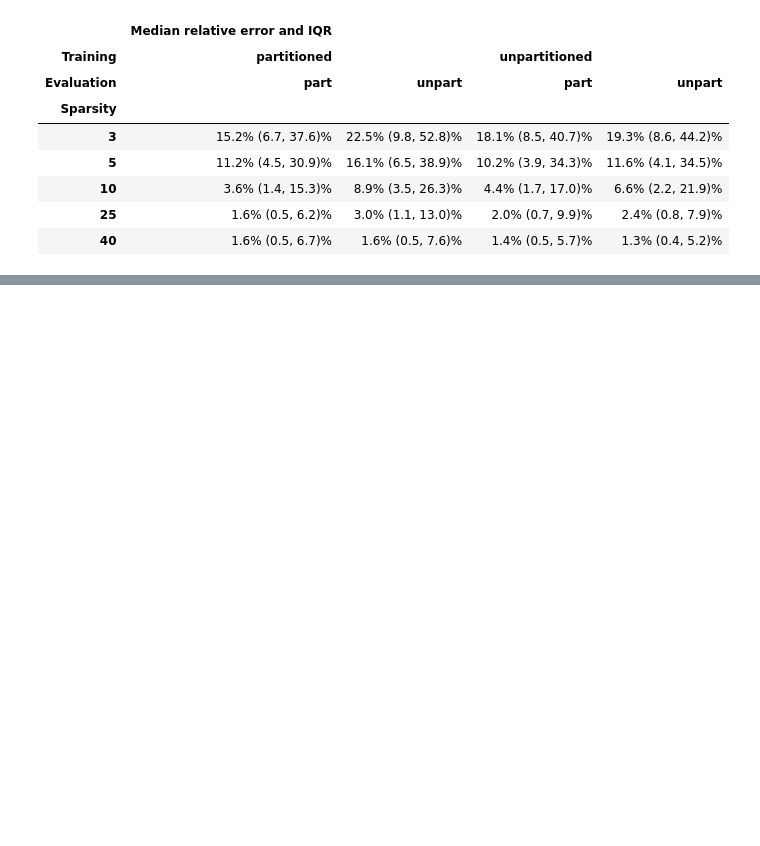
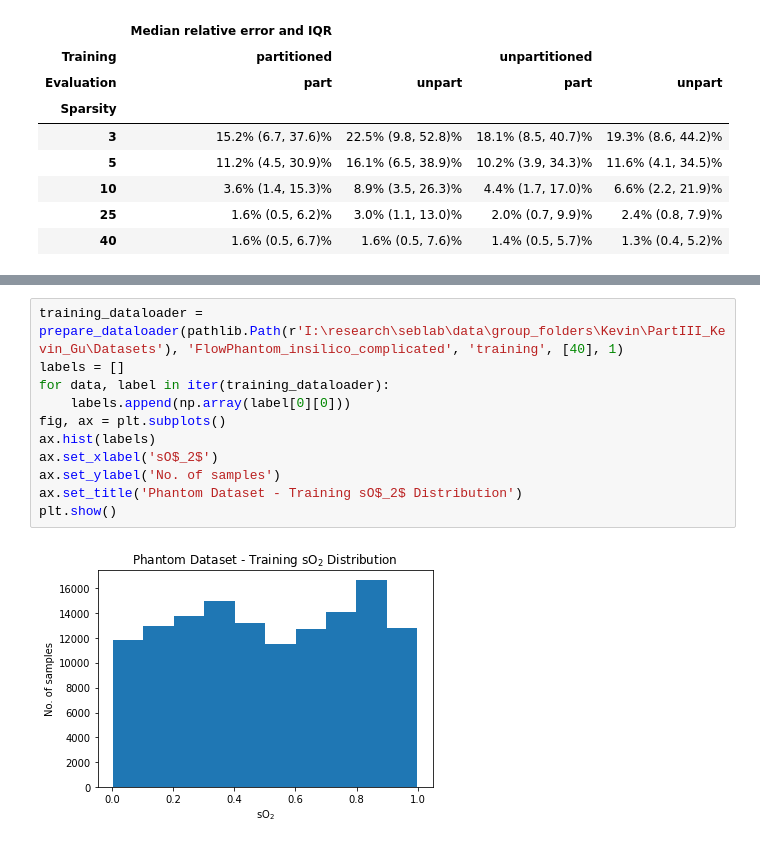
Before and after one commit to micdoh/qPAI_cINN_uncertainty_estimation, a Jupyter notebook: notebooks/multiple_eval.ipynb, the cells around one changed output, grey strips where cells are left out. Drawn from its saved outputs; the diff is of its cells as text; blank space fills up the shorter version.

```diff
--- a/notebooks/multiple_eval.ipynb
+++ b/notebooks/multiple_eval.ipynb
@@ -64,0 +184,13 @@ df = pd.read_csv(output_csv)
+# %%
+training_dataloader = prepare_dataloader(pathlib.Path(r'I:\research\seblab\data\group_folders\Kevin\PartIII_Kevin_Gu\Datasets'), 'FlowPhantom_insilico_complicated', 'training', [40], 1)
+labels = []
+for data, label in iter(training_dataloader):
+    labels.append(np.array(label[0][0]))
+fig, ax = plt.subplots()
+ax.hist(labels)
+ax.set_xlabel('sO$_2$')
+ax.set_ylabel('No. of samples')
+ax.set_title('Phantom Dataset - Training sO$_2$ Distribution')
+plt.show()
+# %% [output]
+[figure, added]
```
Also changed, not shown: parts of 8 cells of this notebook, 5 other files.
